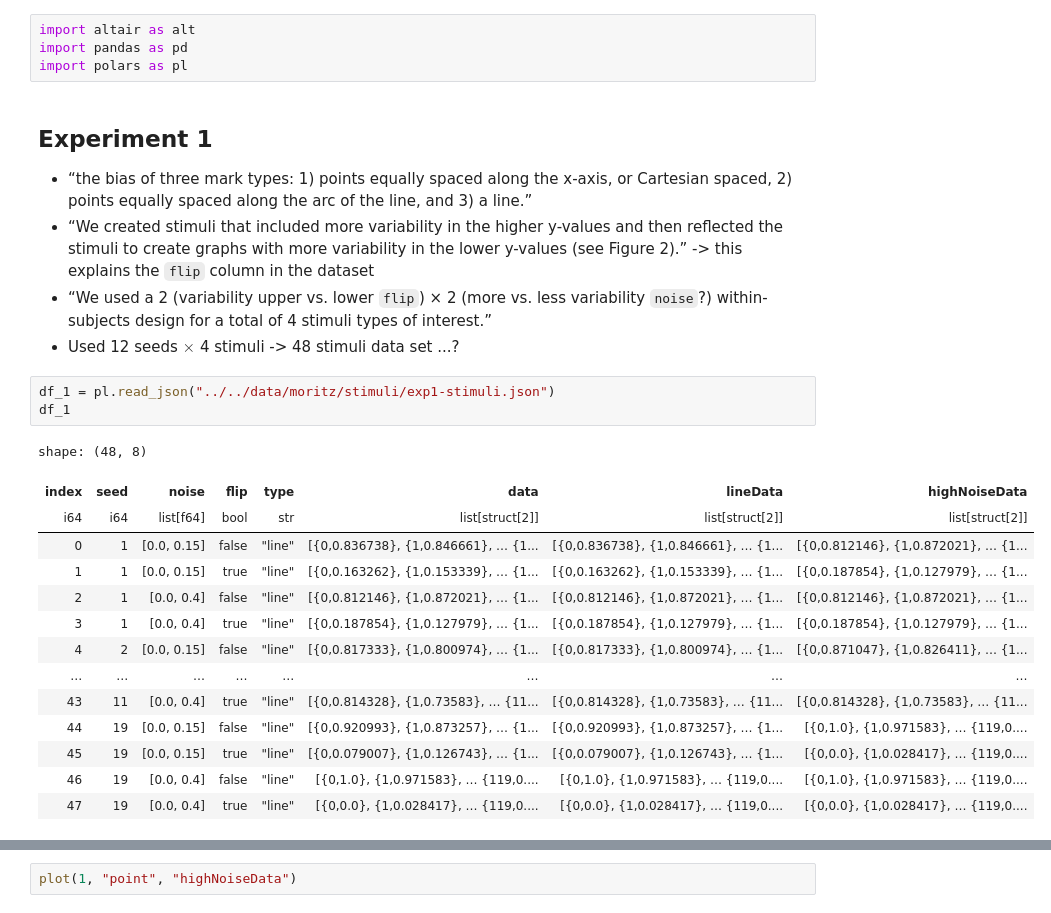
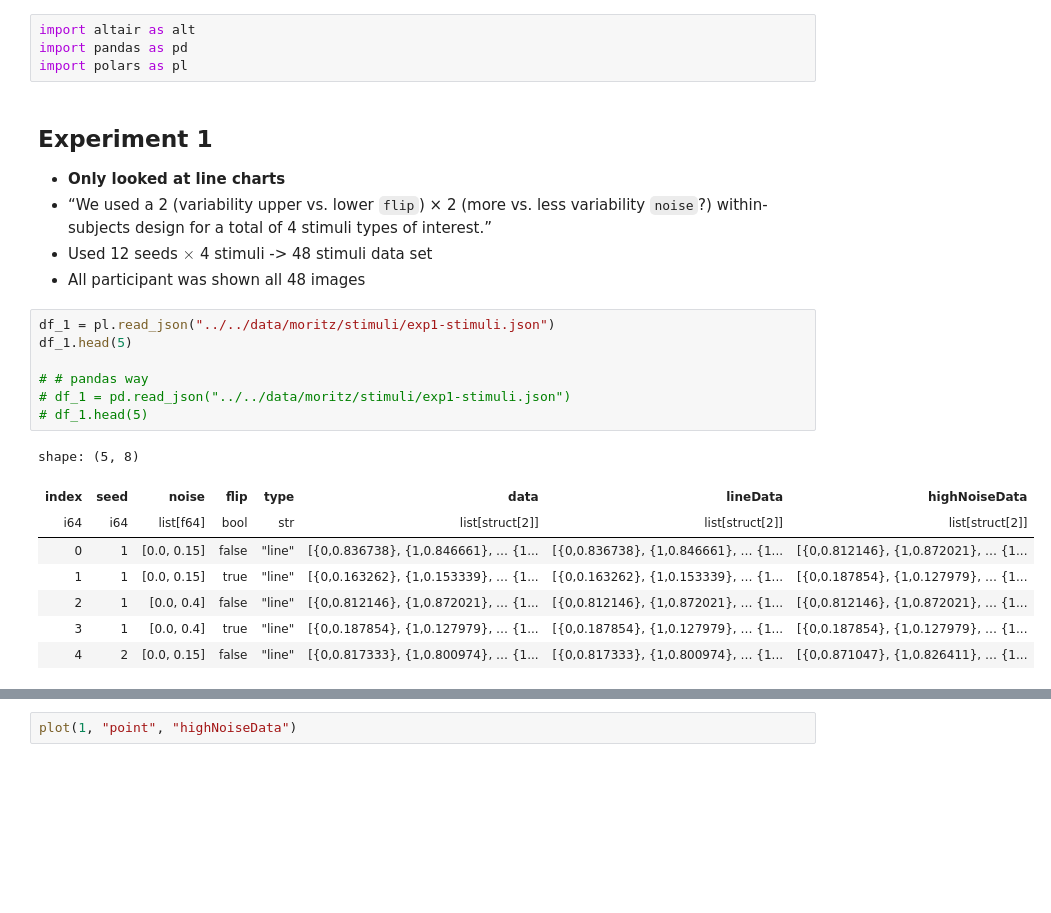
Before and after one commit to mika-long/vis-decode-analysis, a Jupyter notebook: analysis/moritz/Stimuli.ipynb, the cells around one changed output, grey strips where cells are left out. Saved outputs shown, nothing was run; the diff lists cells and outputs as text; blank space fills up the shorter version.

```diff
--- a/analysis/moritz/Stimuli.ipynb
+++ b/analysis/moritz/Stimuli.ipynb
@@ -7,25 +7,23 @@ import polars as pl
 # %% [markdown]
 ## Experiment 1
 
-- “the bias of three mark types: 1) points equally spaced along the x-axis, or Cartesian spaced, 2) points equally spaced along the arc of the line, and 3) a line.”
-- “We created stimuli that included more variability in the higher y-values and then reflected the stimuli to create graphs with more variability in the lower y-values (see Figure 2).” -> this explains the `flip` column in the dataset
+- **Only looked at line charts**
 - “We used a 2 (variability upper vs. lower `flip`) × 2 (more vs. less variability `noise`?) within-subjects design for a total of 4 stimuli types of interest.”
-- Used 12 seeds $\times$ 4 stimuli -> 48 stimuli data set ...?
+- Used 12 seeds $\times$ 4 stimuli -> 48 stimuli data set
+- All participant was shown all 48 images
 # %%
 df_1 = pl.read_json("../../data/moritz/stimuli/exp1-stimuli.json")
-df_1
+df_1.head(5)
+
+# # pandas way
+# df_1 = pd.read_json("../../data/moritz/stimuli/exp1-stimuli.json")
+# df_1.head(5)
 # %% [output]
-shape: (48, 8)
+shape: (5, 8)
 | index | seed | noise | flip | type | data | lineData | highNoiseData |
 | i64 | i64 | list[f64] | bool | str | list[struct[2]] | list[struct[2]] | list[struct[2]] |
 | 0 | 1 | [0.0, 0.15] | false | "line" | [{0,0.836738}, {1,0.846661}, … {1... | [{0,0.836738}, {1,0.846661}, … {1... | [{0,0.812146}, {1,0.872021}, … {1... |
 | 1 | 1 | [0.0, 0.15] | true | "line" | [{0,0.163262}, {1,0.153339}, … {1... | [{0,0.163262}, {1,0.153339}, … {1... | [{0,0.187854}, {1,0.127979}, … {1... |
 | 2 | 1 | [0.0, 0.4] | false | "line" | [{0,0.812146}, {1,0.872021}, … {1... | [{0,0.812146}, {1,0.872021}, … {1... | [{0,0.812146}, {1,0.872021}, … {1... |
 | 3 | 1 | [0.0, 0.4] | true | "line" | [{0,0.187854}, {1,0.127979}, … {1... | [{0,0.187854}, {1,0.127979}, … {1... | [{0,0.187854}, {1,0.127979}, … {1... |
 | 4 | 2 | [0.0, 0.15] | false | "line" | [{0,0.817333}, {1,0.800974}, … {1... | [{0,0.817333}, {1,0.800974}, … {1... | [{0,0.871047}, {1,0.826411}, … {1... |
-| … | … | … | … | … | … | … | … |
-| 43 | 11 | [0.0, 0.4] | true | "line" | [{0,0.814328}, {1,0.73583}, … {11... | [{0,0.814328}, {1,0.73583}, … {11... | [{0,0.814328}, {1,0.73583}, … {11... |
-| 44 | 19 | [0.0, 0.15] | false | "line" | [{0,0.920993}, {1,0.873257}, … {1... | [{0,0.920993}, {1,0.873257}, … {1... | [{0,1.0}, {1,0.971583}, … {119,0.... |
-| 45 | 19 | [0.0, 0.15] | true | "line" | [{0,0.079007}, {1,0.126743}, … {1... | [{0,0.079007}, {1,0.126743}, … {1... | [{0,0.0}, {1,0.028417}, … {119,0.... |
-| 46 | 19 | [0.0, 0.4] | false | "line" | [{0,1.0}, {1,0.971583}, … {119,0.... | [{0,1.0}, {1,0.971583}, … {119,0.... | [{0,1.0}, {1,0.971583}, … {119,0.... |
-| 47 | 19 | [0.0, 0.4] | true | "line" | [{0,0.0}, {1,0.028417}, … {119,0.... | [{0,0.0}, {1,0.028417}, … {119,0.... | [{0,0.0}, {1,0.028417}, … {119,0.... |
```
Also changed, not shown: parts of 27 cells of this notebook.
